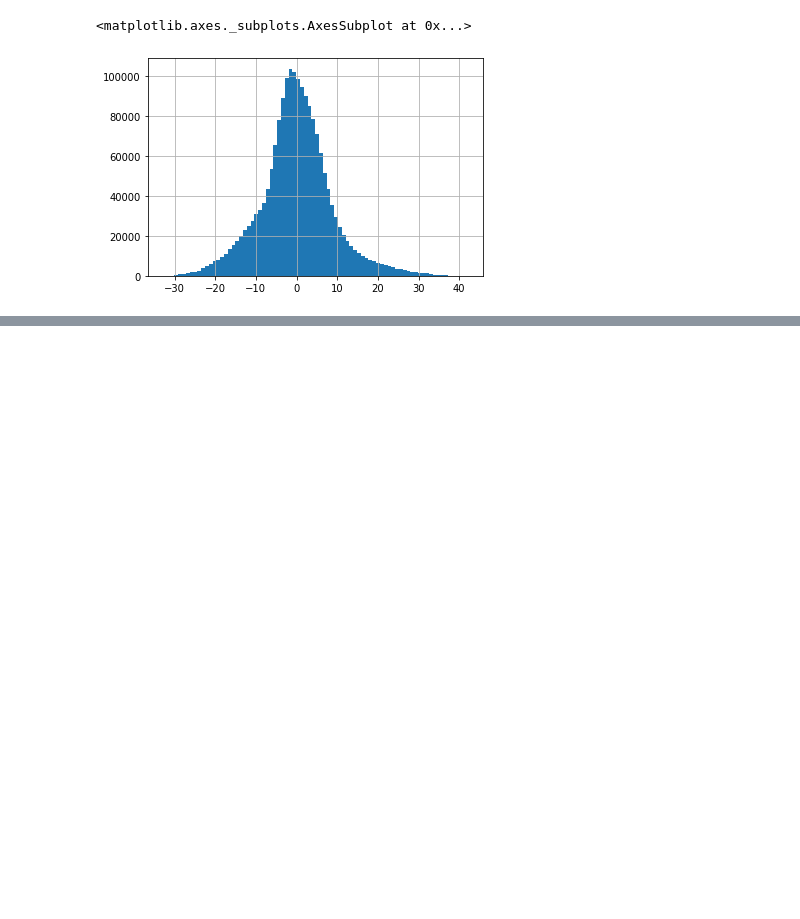
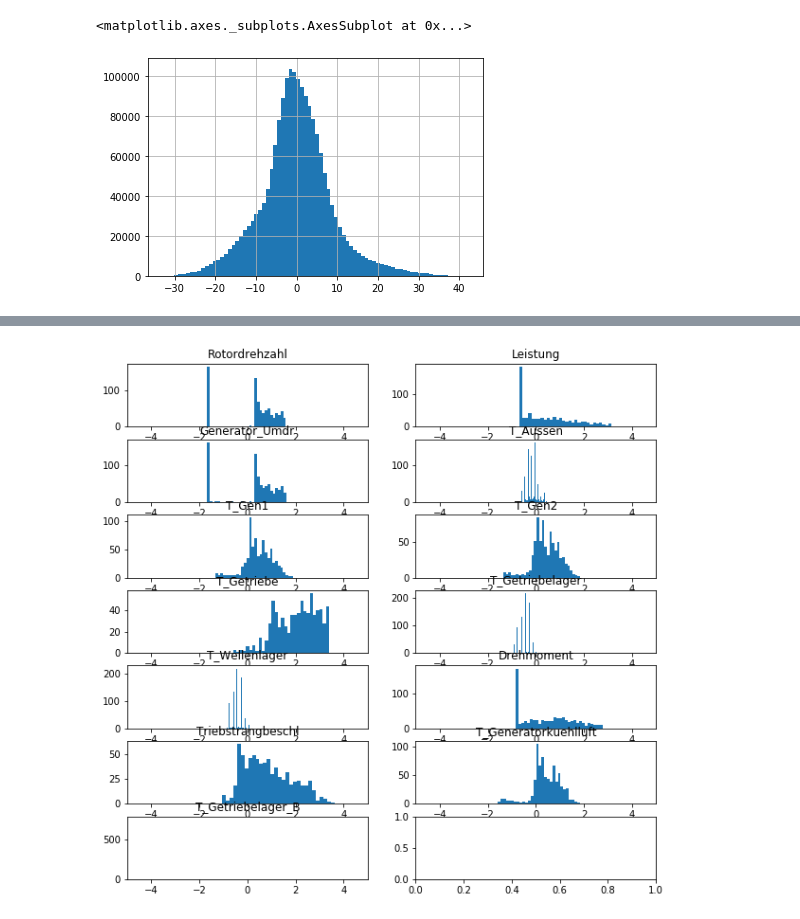
Before and after one commit to meetshrihari/One-Class_SVM_ML, a Jupyter notebook: SCADA_Preprocessing.ipynb, the cells around one changed output, grey strips where cells are left out. Drawn from its saved outputs; the diff is of its cells as text; code cells hidden in the pictures; blank space fills up the shorter version.

```diff
--- a/SCADA_Preprocessing.ipynb
+++ b/SCADA_Preprocessing.ipynb
@@ -172,5 +122,0 @@ good_matrix['T_Getriebelager'].hist(bins=80)
-# %%
-print(len(labels['Fehler_098']) == len(features['T_Getriebelager']))
-
-features['Fehler_098']= labels['Fehler_098'].values
-features.head()
@@ -195,10 +122,0 @@ fehler98
-# %%
-f,a = plt.subplots(7,2, figsize=(10,10))
-a = a.ravel()
-for idx,ax in enumerate(a):
-    if idx >= 13:
-        break
-    #print(idx, ax)
-    ax.hist(fehler98[fehler98.columns.values[idx+1]], bins=30)
-
-    ax.set_title(fehler98.columns.values[idx+1])
@@ -217,0 +125,3 @@ features.head()
+# %%
+err_matrix['error_98'] = labels['Fehler_098']
+err_matrix.head()
@@ -304,0 +159,13 @@ good_matrix.head()
+# %%
+f,a = plt.subplots(7,2, figsize=(10,10))
+a = a.ravel()
+for idx,ax in enumerate(a):
+    if idx >= 13:
+        break
+    #print(idx, ax)
+    ax.hist(features[features.columns.values[idx+1]][993750:994500], bins=30)
+
+    ax.set_title(features.columns.values[idx+1])
+    ax.set_xlim([-5,5])
+# %% [output]
+[figure, added]
```
Also changed, not shown: parts of 30 cells of this notebook, 1 other file.
